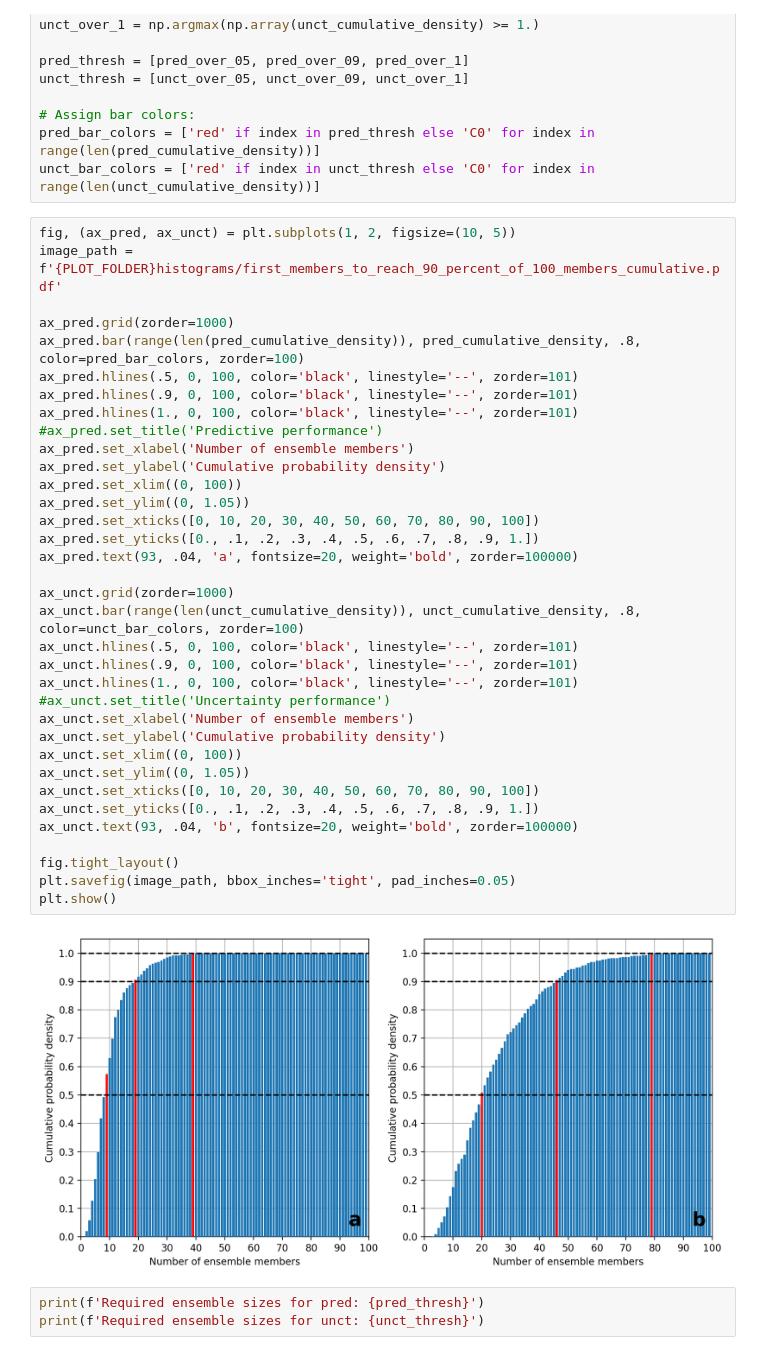
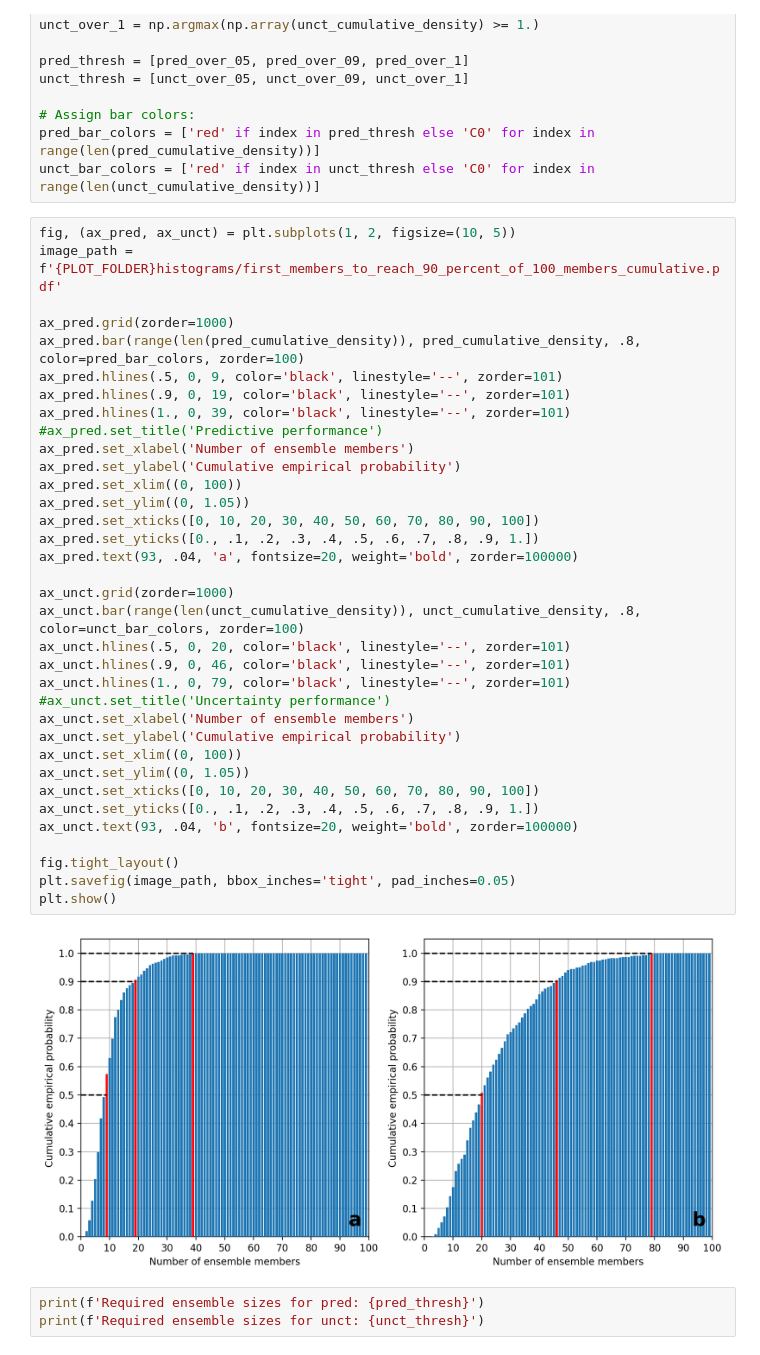
Before and after one commit to ThomasDutschmann/ensemble_uncertainties, a Jupyter notebook: publication/notebooks/results_analysis/cumulative_performances/visualize_ensemble_size_influence.ipynb, the cells around one changed output. Saved outputs shown, nothing was run; the diff lists cells and outputs as text.

Commit message:
Updated notebooks with latest visualizations

```diff
--- a/publication/notebooks/results_analysis/cumulative_performances/visualize_ensemble_size_influence.ipynb
+++ b/publication/notebooks/results_analysis/cumulative_performances/visualize_ensemble_size_influence.ipynb
@@ -286,40 +286,40 @@ unct_bar_colors = ['red' if index in unct_thresh else 'C0' for index in range(le
 # %%
 fig, (ax_pred, ax_unct) = plt.subplots(1, 2, figsize=(10, 5))
 image_path = f'{PLOT_FOLDER}histograms/first_members_to_reach_90_percent_of_100_members_cumulative.pdf'
 
 ax_pred.grid(zorder=1000)
 ax_pred.bar(range(len(pred_cumulative_density)), pred_cumulative_density, .8, color=pred_bar_colors, zorder=100)
-ax_pred.hlines(.5, 0, 100, color='black', linestyle='--', zorder=101)
-ax_pred.hlines(.9, 0, 100, color='black', linestyle='--', zorder=101)
-ax_pred.hlines(1., 0, 100, color='black', linestyle='--', zorder=101)
+ax_pred.hlines(.5, 0, 9, color='black', linestyle='--', zorder=101)
+ax_pred.hlines(.9, 0, 19, color='black', linestyle='--', zorder=101)
+ax_pred.hlines(1., 0, 39, color='black', linestyle='--', zorder=101)
 #ax_pred.set_title('Predictive performance')
 ax_pred.set_xlabel('Number of ensemble members')
-ax_pred.set_ylabel('Cumulative probability density')
+ax_pred.set_ylabel('Cumulative empirical probability')
 ax_pred.set_xlim((0, 100))
 ax_pred.set_ylim((0, 1.05))
 ax_pred.set_xticks([0, 10, 20, 30, 40, 50, 60, 70, 80, 90, 100])
 ax_pred.set_yticks([0., .1, .2, .3, .4, .5, .6, .7, .8, .9, 1.])
 ax_pred.text(93, .04, 'a', fontsize=20, weight='bold', zorder=100000)
 
 ax_unct.grid(zorder=1000)
 ax_unct.bar(range(len(unct_cumulative_density)), unct_cumulative_density, .8, color=unct_bar_colors, zorder=100)
-ax_unct.hlines(.5, 0, 100, color='black', linestyle='--', zorder=101)
-ax_unct.hlines(.9, 0, 100, color='black', linestyle='--', zorder=101)
-ax_unct.hlines(1., 0, 100, color='black', linestyle='--', zorder=101)
+ax_unct.hlines(.5, 0, 20, color='black', linestyle='--', zorder=101)
+ax_unct.hlines(.9, 0, 46, color='black', linestyle='--', zorder=101)
+ax_unct.hlines(1., 0, 79, color='black', linestyle='--', zorder=101)
 #ax_unct.set_title('Uncertainty performance')
 ax_unct.set_xlabel('Number of ensemble members')
-ax_unct.set_ylabel('Cumulative probability density')
+ax_unct.set_ylabel('Cumulative empirical probability')
 ax_unct.set_xlim((0, 100))
 ax_unct.set_ylim((0, 1.05))
 ax_unct.set_xticks([0, 10, 20, 30, 40, 50, 60, 70, 80, 90, 100])
 ax_unct.set_yticks([0., .1, .2, .3, .4, .5, .6, .7, .8, .9, 1.])
 ax_unct.text(93, .04, 'b', fontsize=20, weight='bold', zorder=100000)
 
 fig.tight_layout()
 plt.savefig(image_path, bbox_inches='tight', pad_inches=0.05)
 plt.show()
 # %% [output]
-[figure, old version]
+[figure, new version]
 # %%
 print(f'Required ensemble sizes for pred: {pred_thresh}')
 print(f'Required ensemble sizes for unct: {unct_thresh}')
```
Also changed, not shown: parts of 2 cells of this notebook, 4 other files.
